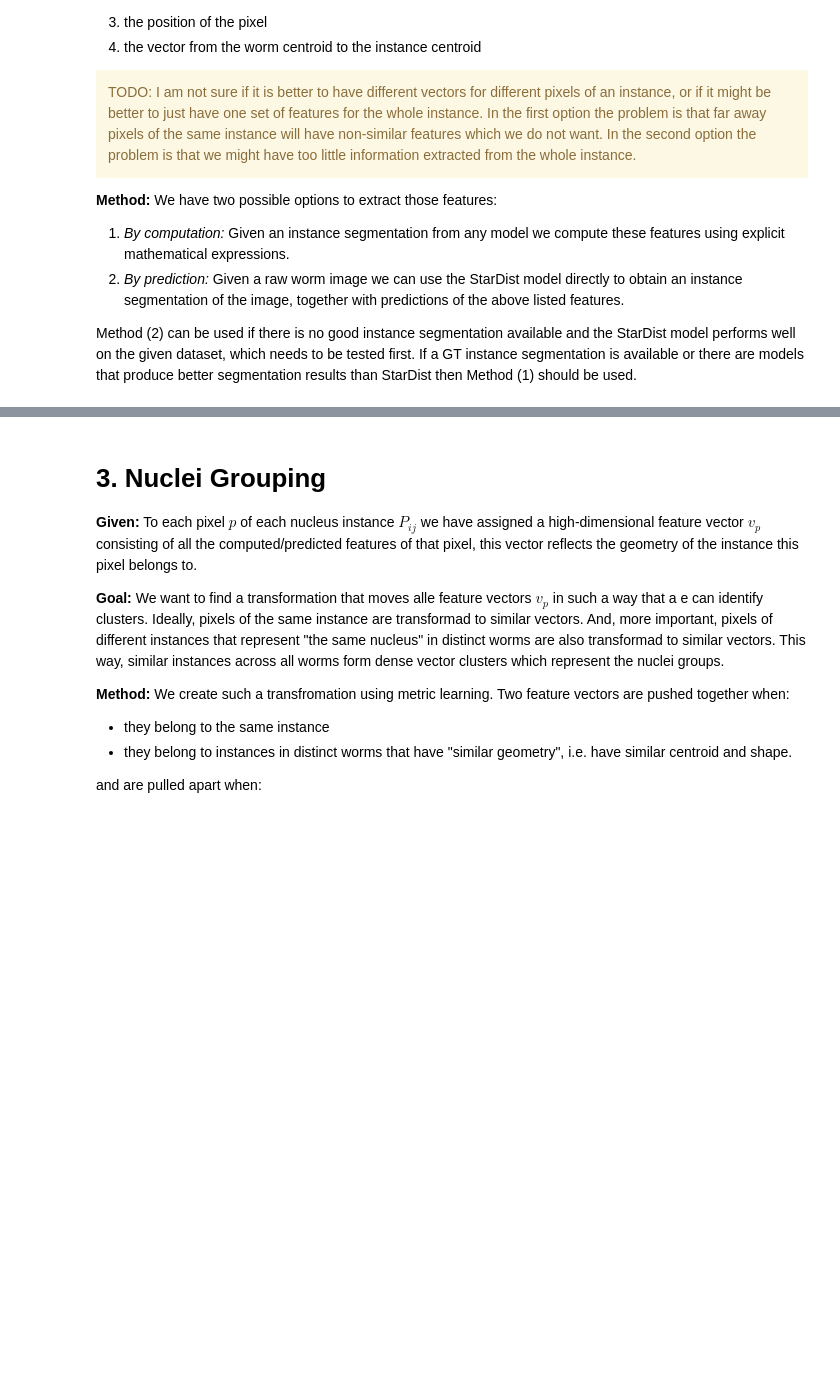
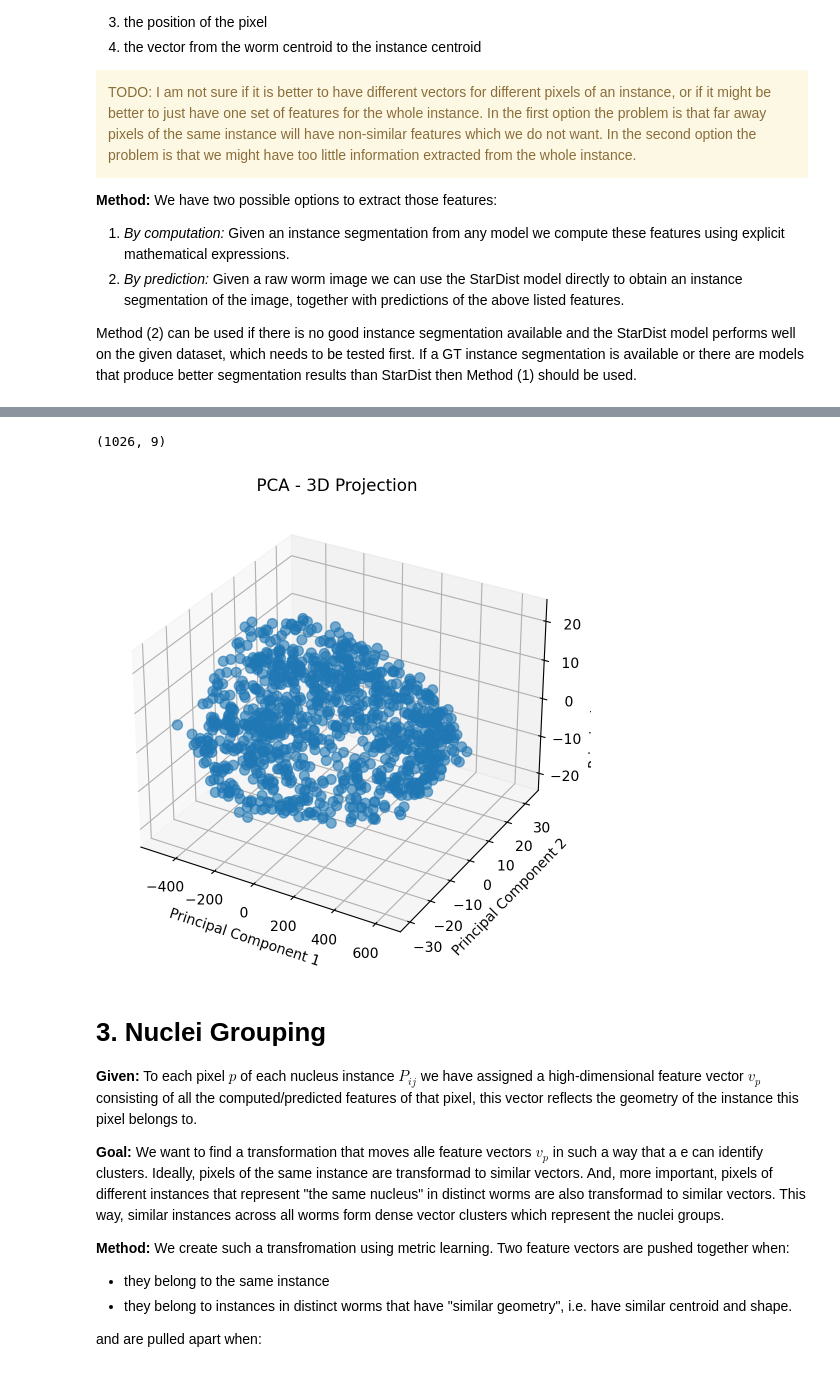
Before and after one commit to chrzzl/stardist, a Jupyter notebook: examples/worms/main.ipynb, the cells around one changed output, grey strips where cells are left out. Drawn from its saved outputs; the diff is of its cells as text; code cells hidden in the pictures; blank space fills up the shorter version.

```diff
--- a/examples/worms/main.ipynb
+++ b/examples/worms/main.ipynb
@@ -181,0 +310,4 @@ dict_values([<__main__.Instance object at 0x...>, <__main__.Instance object at 0
+# %%
+features = InstanceFeatures(ic)
+features.extract_features(NUM_RAYS, USE_ANISOTROPY)
+features.representations
@@ -182,3 +335,27 @@ dict_values([<__main__.Instance object at 0x...>, <__main__.Instance object at 0
+# %%
+# Create a list of high-dimensional vectors (replace this with your data)
+high_dimensional_data = np.array(list(features.representations.values()))
+print(high_dimensional_data.shape)
+
+# Apply PCA to reduce dimensionality to 3 dimensions
+pca = PCA(n_components=3)
+reduced_data = pca.fit_transform(high_dimensional_data)
+
+# Plot the results in 3D
+fig = plt.figure(figsize=(8, 6))
+ax = fig.add_subplot(111, projection='3d')
+
+ax.scatter(reduced_data[:, 0], reduced_data[:, 1], reduced_data[:, 2], marker='o', s=50, alpha=0.6)
+
+ax.set_xlabel('Principal Component 1')
+ax.set_ylabel('Principal Component 2')
+ax.set_zlabel('Principal Component 3')
+ax.set_title('PCA - 3D Projection')
+
+plt.show()
+# %% [output]
+(1026, 9)
+[figure, added]
 # %% [markdown]
 # 3. Nuclei Grouping
 
```
Also changed, not shown: parts of 29 cells of this notebook.
